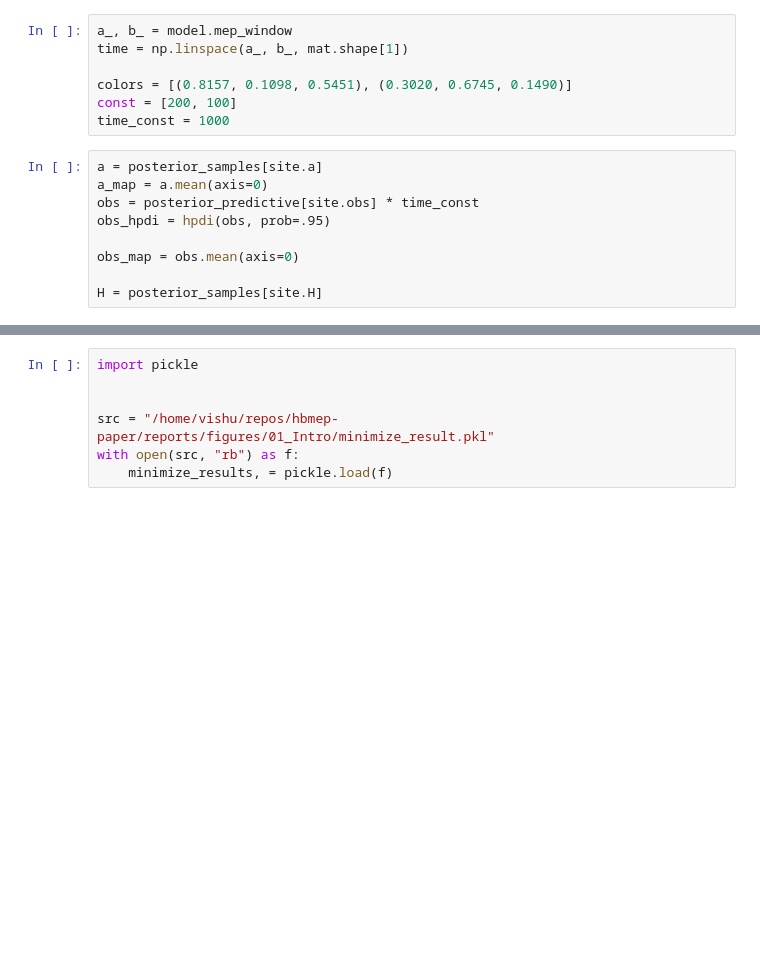
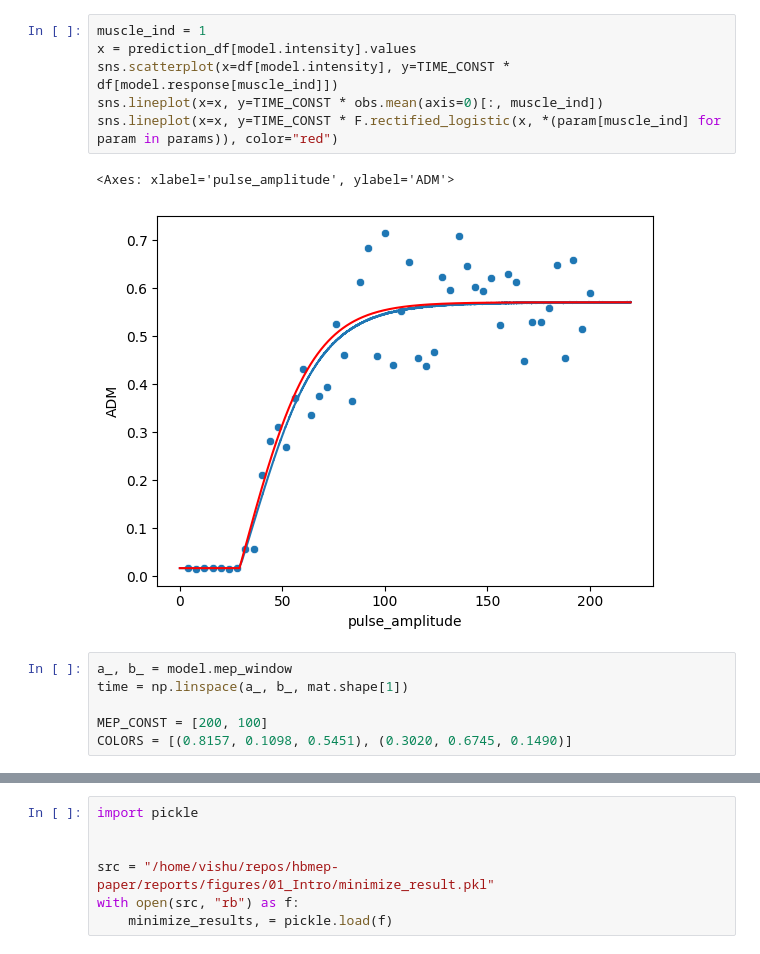
Before and after one commit to hbmep/hbmep-paper, a Jupyter notebook: notebooks/figures/01_Intro/core.ipynb, the cells around one changed output, grey strips where cells are left out. Saved outputs shown, nothing was run; the diff lists cells and outputs as text; blank space fills up the shorter version.

```diff
--- a/notebooks/figures/01_Intro/core.ipynb
+++ b/notebooks/figures/01_Intro/core.ipynb
@@ -128,19 +123,18 @@ sns.lineplot(x=x, y=1000 * F.rectified_logistic(x, *(param[0] for param in param
+# %%
+muscle_ind = 1
+x = prediction_df[model.intensity].values
+sns.scatterplot(x=df[model.intensity], y=TIME_CONST * df[model.response[muscle_ind]])
+sns.lineplot(x=x, y=TIME_CONST * obs.mean(axis=0)[:, muscle_ind])
+sns.lineplot(x=x, y=TIME_CONST * F.rectified_logistic(x, *(param[muscle_ind] for param in params)), color="red")
+# %% [output]
+<Axes: xlabel='pulse_amplitude', ylabel='ADM'>
+[figure, added]
 # %%
 a_, b_ = model.mep_window
 time = np.linspace(a_, b_, mat.shape[1])
 
-colors = [(0.8157, 0.1098, 0.5451), (0.3020, 0.6745, 0.1490)]
-const = [200, 100]
-time_const = 1000
+MEP_CONST = [200, 100]
+COLORS = [(0.8157, 0.1098, 0.5451), (0.3020, 0.6745, 0.1490)]
-# %%
-a = posterior_samples[site.a]
-a_map = a.mean(axis=0)
-obs = posterior_predictive[site.obs] * time_const
-obs_hpdi = hpdi(obs, prob=.95)
-
-obs_map = obs.mean(axis=0)
-
-H = posterior_samples[site.H]
 # %%
 features, intensity,= model._collect_regressor(df=prediction_df)
 features, n_features = features
```
Also changed, not shown: parts of 14 cells of this notebook, 1 other file.
